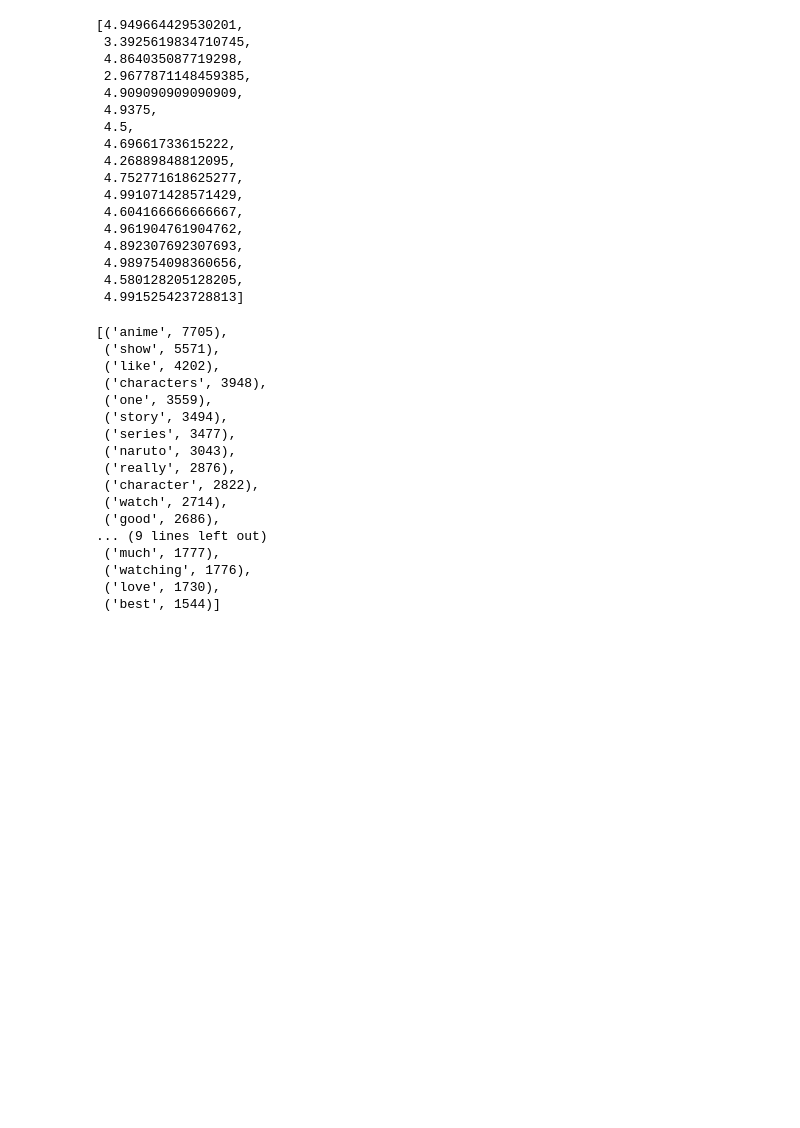
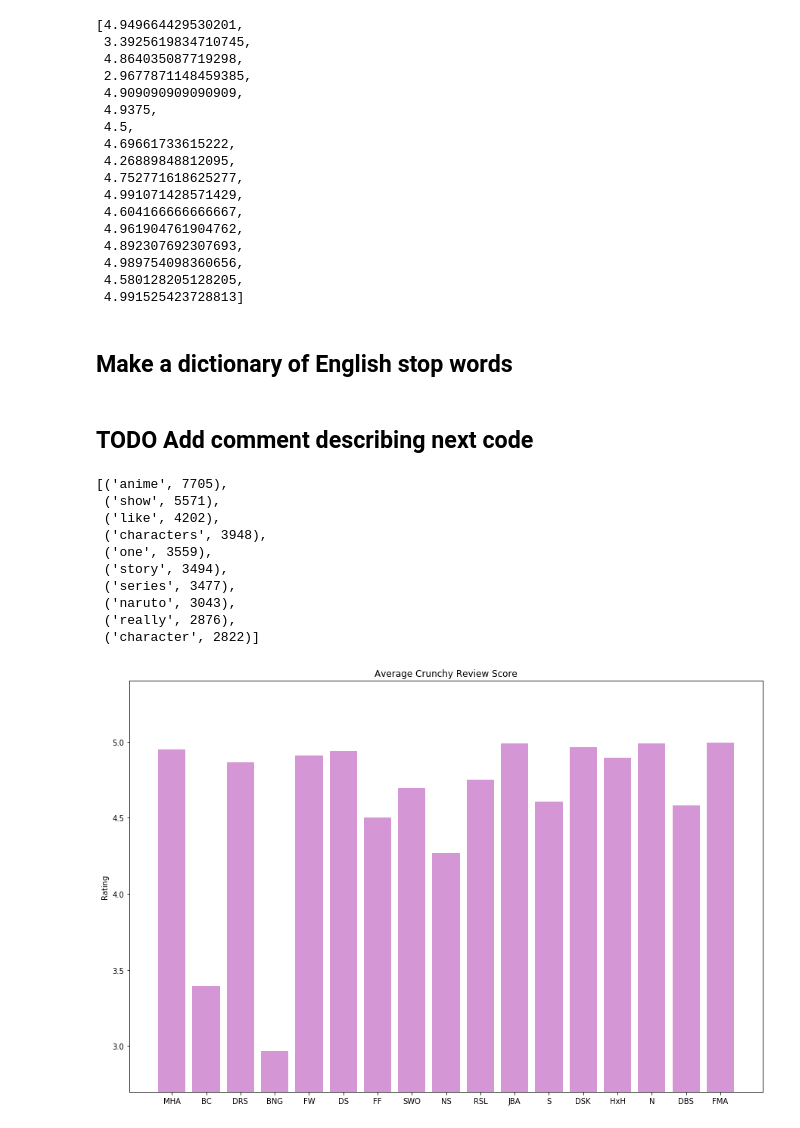
Before and after one commit to something-cool/french-bread, a Jupyter notebook: data_visual.ipynb, the cells around one changed output. Drawn from its saved outputs; the diff is of its cells as text; code cells hidden in the pictures; blank space fills up the shorter version.

```diff
--- a/data_visual.ipynb
+++ b/data_visual.ipynb
@@ -108,5 +123,7 @@ ratings
  4.989754098360656,
  4.580128205128205,
  4.991525423728813]
+# %% [markdown]
+## Make a dictionary of English stop words
 # %%
 stop_words = set(stopwords.words('english'))
@@ -115 +130,3 @@ data = anime_df['review'].tolist()
+# %% [markdown]
+## TODO Add comment describing next code
 # %%
@@ -126,7 +145,7 @@ for i in range(len(list(all_words.keys()))):
         filtered_words.append((all_words_list[i], list(all_words.values())[i]))
 
 filtered_words.sort(key=lambda tup: -tup[1])
-filtered_words[:25]
+filtered_words[:10]
 # %% [output]
 [('anime', 7705),
  ('show', 5571),
@@ -137,11 +156,22 @@ filtered_words[:25]
  ('series', 3477),
  ('naruto', 3043),
  ('really', 2876),
- ('character', 2822),
- ('watch', 2714),
- ('good', 2686),
-... (9 lines left out)
- ('much', 1777),
- ('watching', 1776),
- ('love', 1730),
- ('best', 1544)]
+ ('character', 2822)]
+# %%
+# plt.plot(show_list, ratings, 'ro', markersize=20)
+# plt.axis([1, 2, 3, 4, 5])
+# plt.show()
+
+objects = show_list
+y_pos = np.arange(len(objects))
+performance = ratings
+plt.figure(figsize=(15,10))
+plt.ylim(2.7, 5.4)
+plt.bar(y_pos, performance, align='center', alpha=0.5, color='#ab2fad')
+plt.xticks(y_pos, objects)
+plt.ylabel('Rating')
+plt.title('Average Crunchy Review Score')
+
+plt.show()
+# %% [output]
+[figure, added]
```
Also changed, not shown: parts of 15 cells of this notebook, 5 other files.
